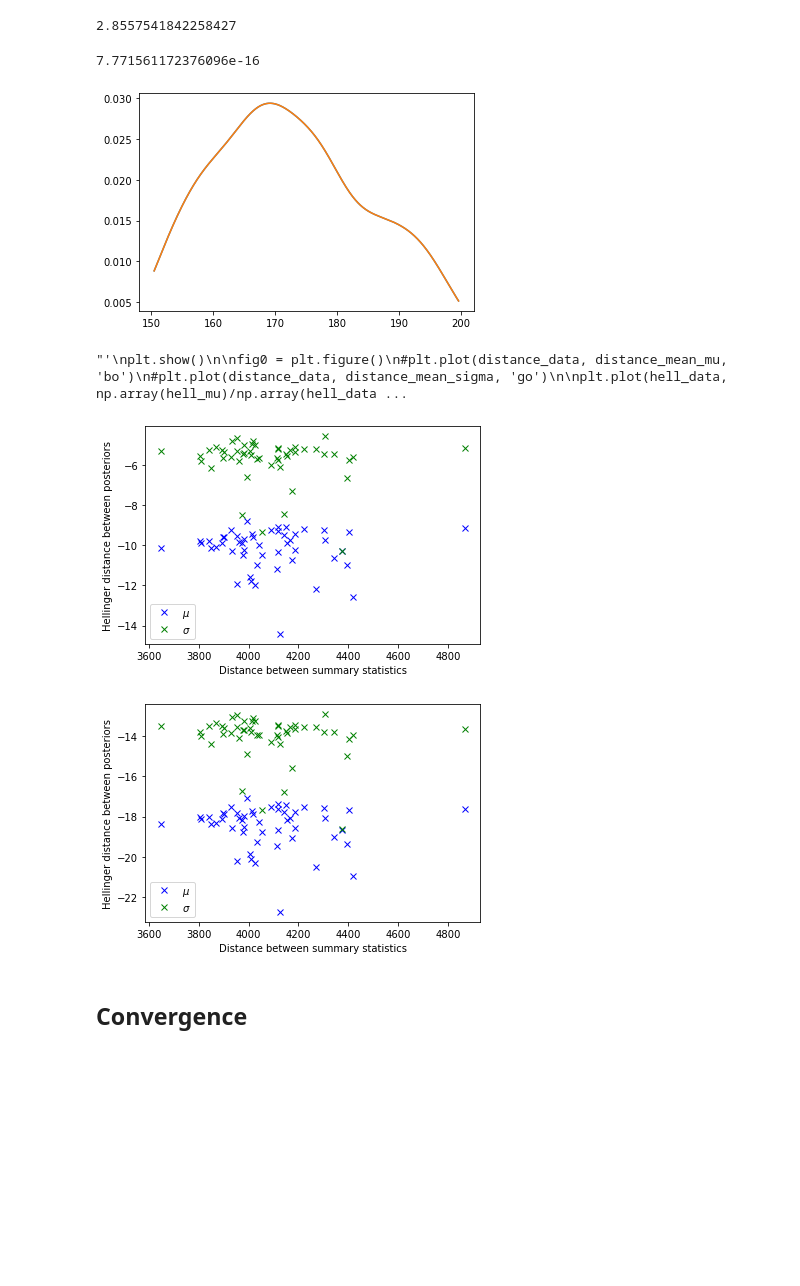
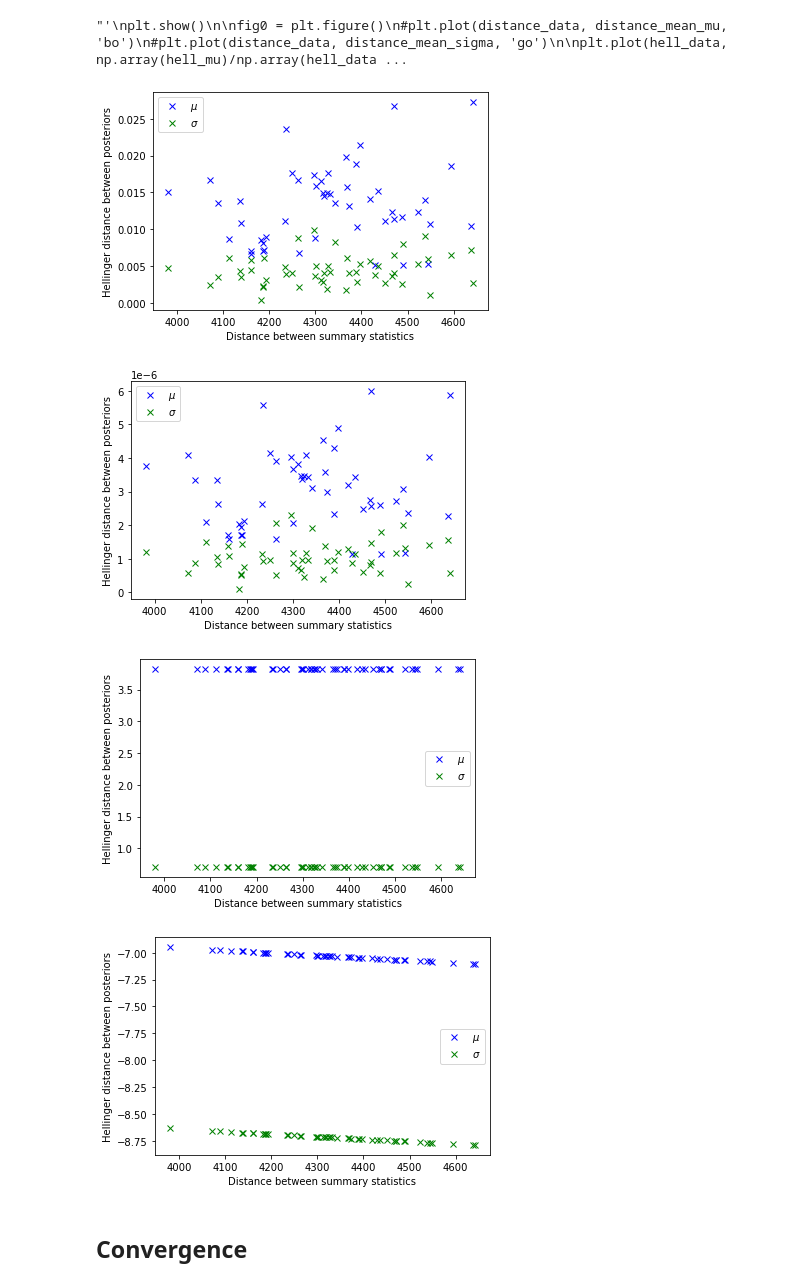
Before and after one commit to jiaao-wang98/Reconciling-Robustness-and-Interpretability-in-Machine-Learning, a Jupyter notebook: Stability.ipynb, the cells around one changed output. Cells and saved outputs as stored; diff of their text form; code cells hidden in the pictures; blank space fills up the shorter version.

Commit message:
Monte carlo distance.

```diff
--- a/Stability.ipynb
+++ b/Stability.ipynb
@@ -45,6 +45,7 @@ hell_sigma = []
 
 monte_mu = []
 monte_sigma = []
+journals = []
 
 
 
@@ -56,7 +57,9 @@ for i in range(50):
     distance_summary.append(distance_calculator.distance(height_obs, height_obs0))
     hell_data.append(hell(height_obs, height_obs0))
 
+
     journal = sampler.sample([height_obs], n_sample, n_samples_per_param, epsilon)
+    journals.append(journal)
     #print("Posterior mean", journal.posterior_mean())
     #print("Covariance matrix:")
     #print(journal.posterior_cov())
@@ -70,6 +73,6 @@ for i in range(50):
     hell_mu.append(hell_Gaussian(params0['mu'], params['mu'], 0.3, n=1000, plot = False))
     hell_sigma.append(hell_Gaussian(params0['sigma'], params['sigma'], 0.3, n=1000, plot = False))
 
-    monte_mu.append(monte_carlo(params0['mu'], params['mu']))
-    monte_sigma.append(monte_carlo(params0['sigma'], params['sigma']))
+    monte_mu.append(monte_carlo(params0['mu'], params['mu'], h, 170))
+    monte_sigma.append(monte_carlo(params0['sigma'], params['sigma'], h, 10))
 # %% [output]
@@ -143,7 +146,7 @@ def hell_Gaussian(y0, y1, bandwidth, n, plot = False, squeeze = True):
     step = (b-a)/(n-1)
     d = continuous_hellinger(p0, p1, step) - 1 + 0.5 * (trapezoidal(eval_points, p0) + trapezoidal(eval_points, p1))
     return d
-\
+
 def continuous_hellinger(f,g, step):
     """
     Given equally spaced values of pdf f,g, calculate Hellinger distance using Trapezoidal rule.
@@ -157,26 +160,23 @@ def trapezoidal(x,y):
     integral = (np.dot( (x[1:]-x[:-1]) , (y[1:]+y[:-1]) ))/2
     return integral
 
-def monte_carlo(y0, y1, h, squeeze = True):
+def monte_carlo(y0, y1, h, c, squeeze = True):
     if squeeze:
         y0 = np.array(np.squeeze(y0))
         y1 = np.array(np.squeeze(y1))
     n = y0.shape[0]
-    return np.abs(1/n * (np.sum(1/y0) - np.sum(1/y1)))
+    return np.abs(1/n * (np.sum(h(y0, c)) - np.sum(h(y1, c))))
 
 def h(x, c):
-    return np.exp(-(x-c)**2)
+    #return np.exp(-(x-c)**2)
+    return x
-# %%
-
-np.sum(1/np.array(np.squeeze(params['mu'])))
-# %% [output]
-2.8557541842258427
-# %%
-y_sp = hell_Gaussian(params['mu'], params['mu'], 0.3, n=1000, plot = True)
-print(y_sp)
-# %% [output]
-7.771561172376096e-16
-[figure, removed]
+# %%
+monte_mu = []
+monte_sigma = []
+
+for journal in journals:
+    monte_mu.append(monte_carlo(params0['mu'], params['mu'], h, 170))
+    monte_sigma.append(monte_carlo(params0['sigma'], params['sigma'], h, 10))
 # %%
 '''
 fig0 = plt.figure()
@@ -194,7 +194,7 @@ plt.ylabel('Hellinger distance between posteriors')
 
 plt.legend()
 plt.savefig('hell1')
-
+'''
 fig1 = plt.figure()
 plt.plot(distance_summary, np.array(hell_mu), 'bx', label=r'$\mu$')
 plt.plot(distance_summary, np.array(hell_sigma), 'gx', label=r'$\sigma$')
@@ -217,11 +217,11 @@ plt.ylabel('Hellinger distance between posteriors')
 #plt.title('Histogram of IQ')
 plt.legend()
 plt.savefig('hell3')
-'''
+
 
 fig1 = plt.figure()
-plt.plot(distance_summary, np.log(np.array(monte_mu)), 'bx', label=r'$\mu$')
-plt.plot(distance_summary, np.log(np.array(monte_sigma)), 'gx', label=r'$\sigma$')
+plt.plot(distance_summary, (np.array(monte_mu)), 'bx', label=r'$\mu$')
+plt.plot(distance_summary, (np.array(monte_sigma)), 'gx', label=r'$\sigma$')
 #print(hell_mu)
 #print(hell_sigma)
 plt.xlabel('Distance between summary statistics')
@@ -272,35 +272,37 @@ plt.plot(distance_data, hell_sigma, 'gx', label=r'$\sigma$')
 #print(hell_mu)
 #print(hell_sigma)
 plt.xlabel('Euclidean distance between observed data')
 plt.ylabel('Hellinger distance between pos')
 #plt.title('Histogram of IQ')
 
 plt.legend()
 plt.savefig('hell2')
 
 plt.show()
 
 fig0 = plt.figure()
 #plt.plot(distance_data, distance_mean_mu, 'bo')
 #plt.plot(distance_data, distance_mean_sigma, 'go')
 
 plt.plot(distance_summary, hell_mu, 'bx', label=r'$\mu$')
 plt.plot(distance_summary, hell_sigma, 'gx', label=r'$\sigma$')
 #print(hell_mu)
 #print(hell_sigma)
 plt.xlabel('Euclidean distance between summary statistics')
 plt.ylabel('Hellinger distance between pos')
 #plt.title('Histogram of IQ')
 
 plt.legend()
 plt.savefig('hell2')
 
 plt.show()
 '''
 # %% [output]
 "'\nplt.show()\n\nfig0 = plt.figure()\n#plt.plot(distance_data, distance_mean_mu, 'bo')\n#plt.plot(distance_data, distance_mean_sigma, 'go')\n\nplt.plot(hell_data, np.array(hell_mu)/np.array(hell_data ...
-[figure, old version]
+[figure, new version]
-[figure, old version]
+[figure, new version]
+[figure, added]
+[figure, added]
 # %% [markdown]
 ## Convergence
 # %%
```
Also changed, not shown: parts of 6 cells of this notebook, 3 other files.
